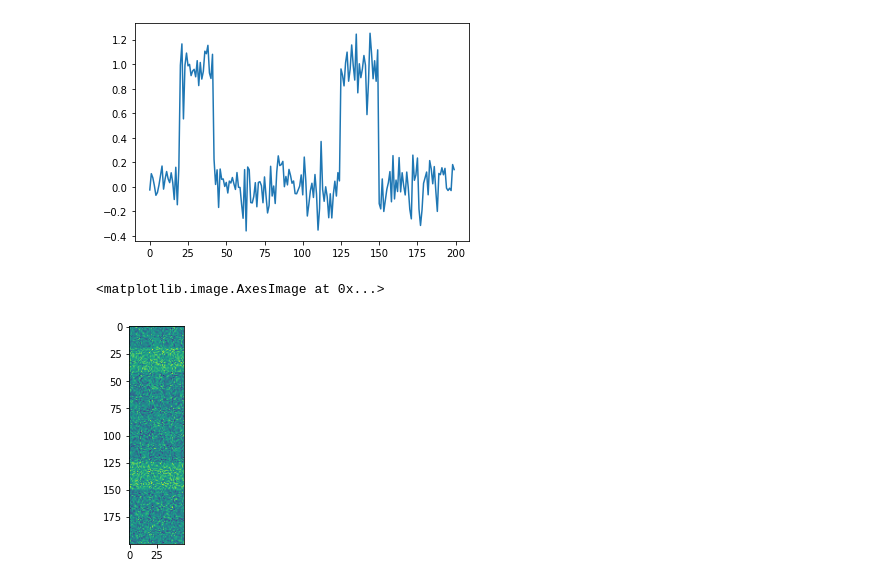
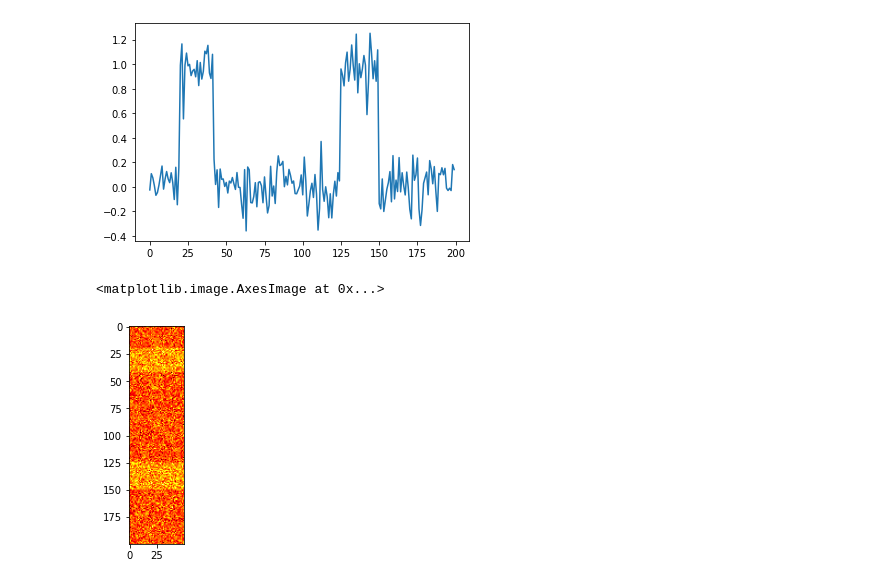
Before and after one commit to psychdatascience/FDS-CourseOne, a Jupyter notebook: tutorial009ExerciseTest.ipynb, the cells around one changed output. Drawn from its saved outputs; the diff is of its cells as text; code cells hidden in the pictures.

```diff
--- a/tutorial009ExerciseTest.ipynb
+++ b/tutorial009ExerciseTest.ipynb
@@ -116,7 +116,7 @@ c.shape
 import numpy as np
 import matplotlib.pyplot as plt
 # %%
-data = np.load('datasets/Ex009File1.npy')
+data = np.load('datasets/009ExerciseFile2.npy')
 # %%
 plt.plot(data[:,4])
 # %% [output]
@@ -131,7 +131,7 @@ plt.plot(data.mean(1));
 # %% [output]
 [figure]
 # %%
-plt.imshow(data)
+plt.imshow(data, cmap="hot")
 # %% [output]
 <matplotlib.image.AxesImage at 0x...>
-[figure, old version]
+[figure, new version]
```
Also changed, not shown: 4 other files.
